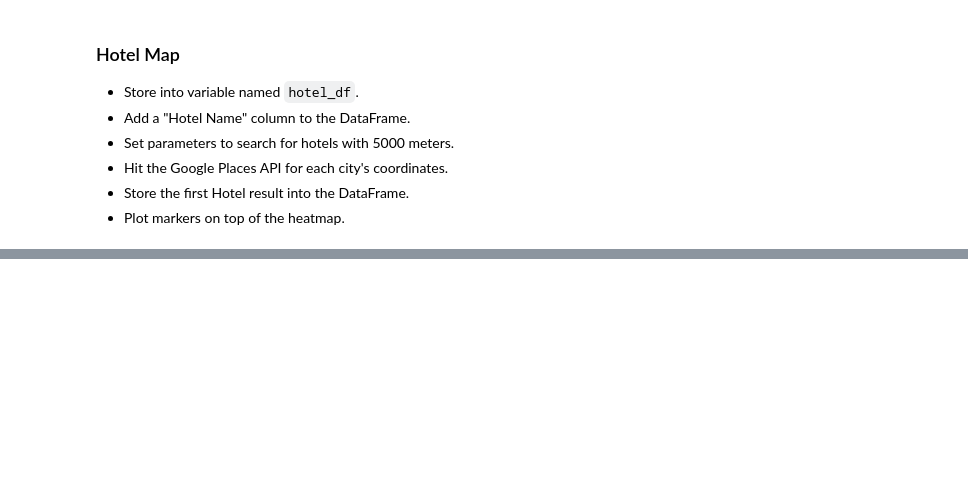
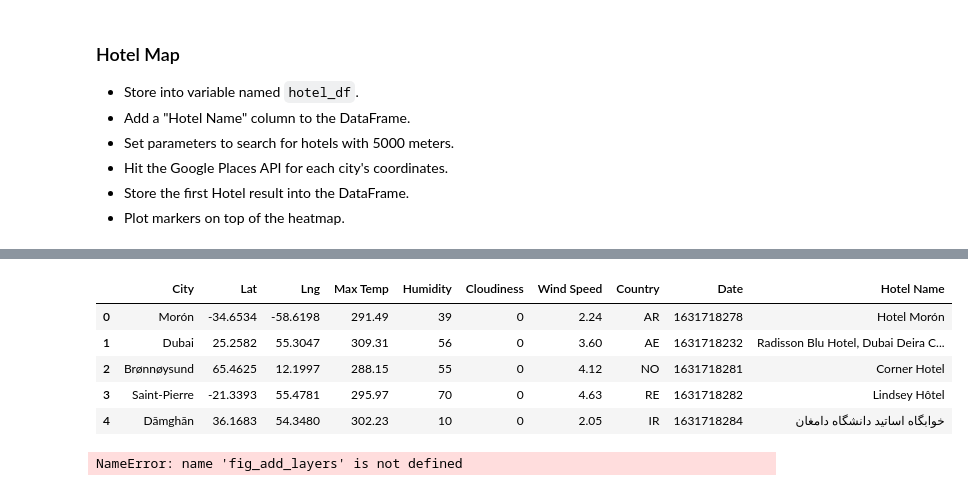
Before and after one commit to Bgood524/Python_API_Challenge, a Jupyter notebook: VacationPy/VacationPy.ipynb, the cells around one changed output, grey strips where cells are left out. Drawn from its saved outputs; the diff is of its cells as text; code cells hidden in the pictures; blank space fills up the shorter version.

```diff
--- a/VacationPy/VacationPy.ipynb
+++ b/VacationPy/VacationPy.ipynb
@@ -122,3 +230,13 @@ fig
+# %%
+hotel_df = hotel_df.dropna()
+hotel_df.head()
+# %% [output]
+|  | City | Lat | Lng | Max Temp | Humidity | Cloudiness | Wind Speed | Country | Date | Hotel Name |
+| 0 | Morón | -34.6534 | -58.6198 | 291.49 | 39 | 0 | 2.24 | AR | 1631718278 | Hotel Morón |
+| 1 | Dubai | 25.2582 | 55.3047 | 309.31 | 56 | 0 | 3.60 | AE | 1631718232 | Radisson Blu Hotel, Dubai Deira C... |
+| 2 | Brønnøysund | 65.4625 | 12.1997 | 288.15 | 55 | 0 | 4.12 | NO | 1631718281 | Corner Hotel |
+| 3 | Saint-Pierre | -21.3393 | 55.4781 | 295.97 | 70 | 0 | 4.63 | RE | 1631718282 | Lindsey Hôtel |
+| 4 | Dāmghān | 36.1683 | 54.3480 | 302.23 | 10 | 0 | 2.05 | IR | 1631718284 | خوابگاه اساتيد دانشگاه دامغان |
 # %%
 # NOTE: Do not change any of the code in this cell
 
@@ -136,6 +254,11 @@ hotel_info = [info_box_template.format(**row) for index, row in hotel_df.iterrow
 locations = hotel_df[["Lat", "Lng"]]
 # %%
 # Add marker layer ontop of heat map
-
+fig = gmaps.figure()
+markers = gmaps.marker_layer(locations, info_box_content=hotel_info)
+fig_add_layers(markers)
 
 # Display figure
+fig
+# %% [output]
+NameError: name 'fig_add_layers' is not defined
```
Also changed, not shown: parts of 6 cells of this notebook.
